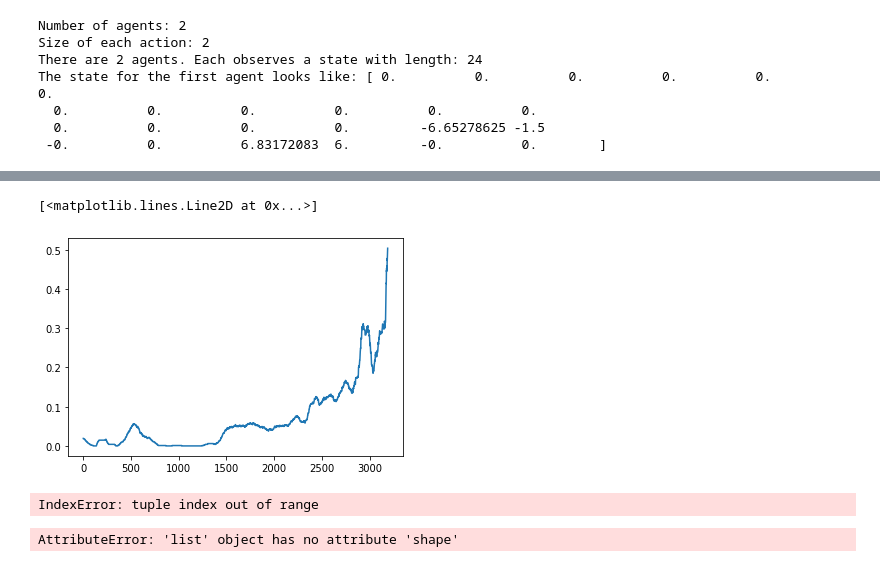
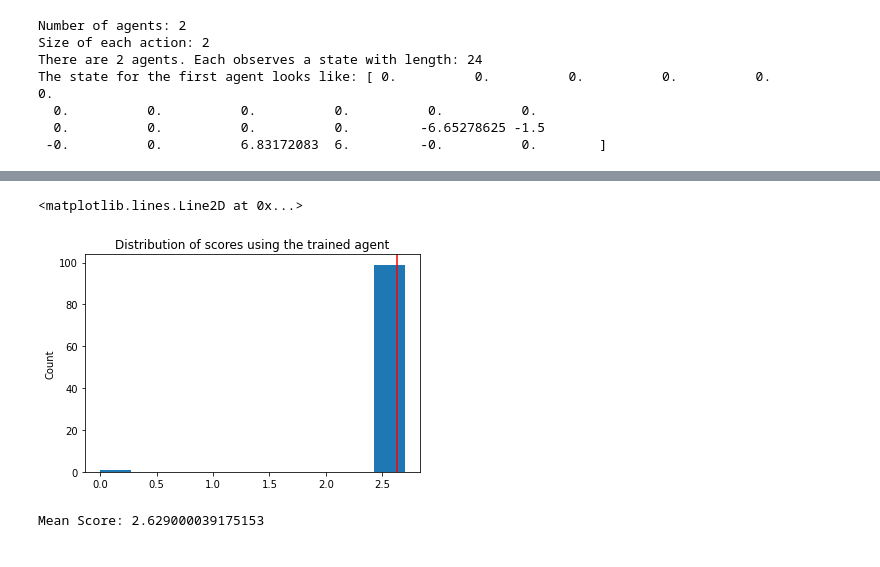
Before and after one commit to ykim9265/udacity_deep_reinforcement_learning_project3, a Jupyter notebook: training_code_tennis.ipynb, the cells around one changed output, grey strips where cells are left out. Cells and saved outputs as stored; diff of their text form; code cells hidden in the pictures.

```diff
--- a/training_code_tennis.ipynb
+++ b/training_code_tennis.ipynb
@@ -423,23 +499,17 @@ plt.show()
-# %%
-#import pandas as pd
-def moving_average(x, w):
-    return np.convolve(x, np.ones(w), 'valid') / w
-
-#df = pd.DataFrame({'score':scores})
-#df.head()
-
-x = moving_average(scores, 100)
-plt.plot(x)
-# %% [output]
-[<matplotlib.lines.Line2D at 0x...>]
-[figure, removed]
-# %%
-np.ma.average(scores, weights=[1,1,1], axis=1)
-# %% [output]
-IndexError: tuple index out of range
-# %%
-scores.shape
-# %% [output]
-AttributeError: 'list' object has no attribute 'shape'
+# %%
+## Distribution of scores
+score_mean = np.mean(scores_test)
+
+plt.hist(scores_test, bins=10)
+plt.ylabel('Count')
+plt.title('Distribution of scores using the trained agent')
+plt.axvline(x=score_mean, color='red')
+# %% [output]
+<matplotlib.lines.Line2D at 0x...>
+[figure, added]
+# %%
+print('Mean Score:', score_mean)
+# %% [output]
+Mean Score: 2.629000039175153
 # %%
 env.close()
```
Also changed, not shown: parts of 17 cells of this notebook.
